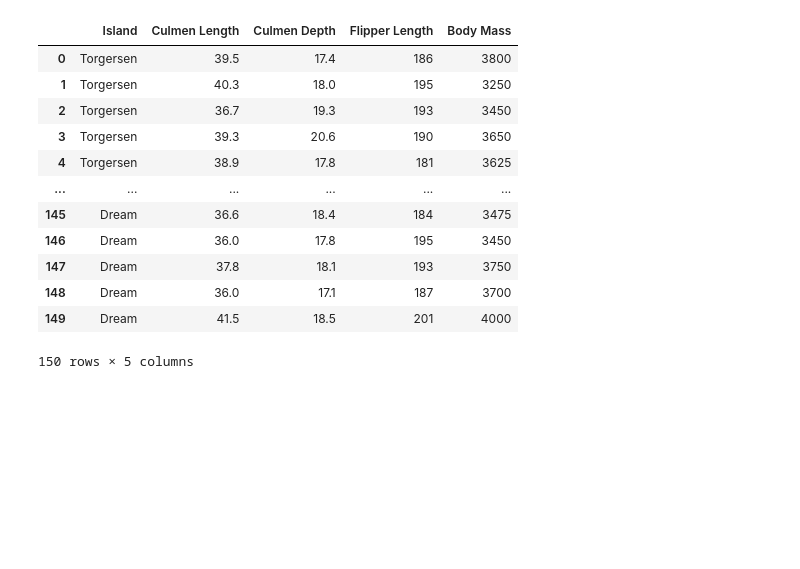
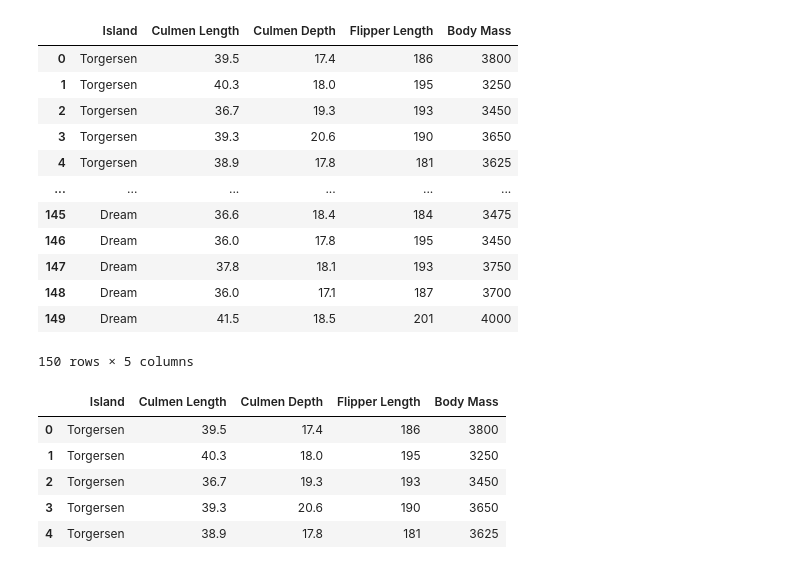
Before and after one commit to Overdin/Class-Assignments, a Jupyter notebook: EDA_Assignment_Day_1.ipynb, the cells around one changed output. Saved outputs shown, nothing was run; the diff lists cells and outputs as text; code cells hidden in the pictures; blank space fills up the shorter version.

```diff
--- a/EDA_Assignment_Day_1.ipynb
+++ b/EDA_Assignment_Day_1.ipynb
@@ -34,3 +34,12 @@ Penguins
 | 148 | Dream | 36.0 | 17.1 | 187 | 3700 |
 | 149 | Dream | 41.5 | 18.5 | 201 | 4000 |
 150 rows × 5 columns
+# %%
+Penguins.head(5)
+# %% [output]
+|  | Island | Culmen Length | Culmen Depth | Flipper Length | Body Mass |
+| 0 | Torgersen | 39.5 | 17.4 | 186 | 3800 |
+| 1 | Torgersen | 40.3 | 18.0 | 195 | 3250 |
+| 2 | Torgersen | 36.7 | 19.3 | 193 | 3450 |
+| 3 | Torgersen | 39.3 | 20.6 | 190 | 3650 |
+| 4 | Torgersen | 38.9 | 17.8 | 181 | 3625 |
```
Also changed, not shown: parts of 6 cells of this notebook.
